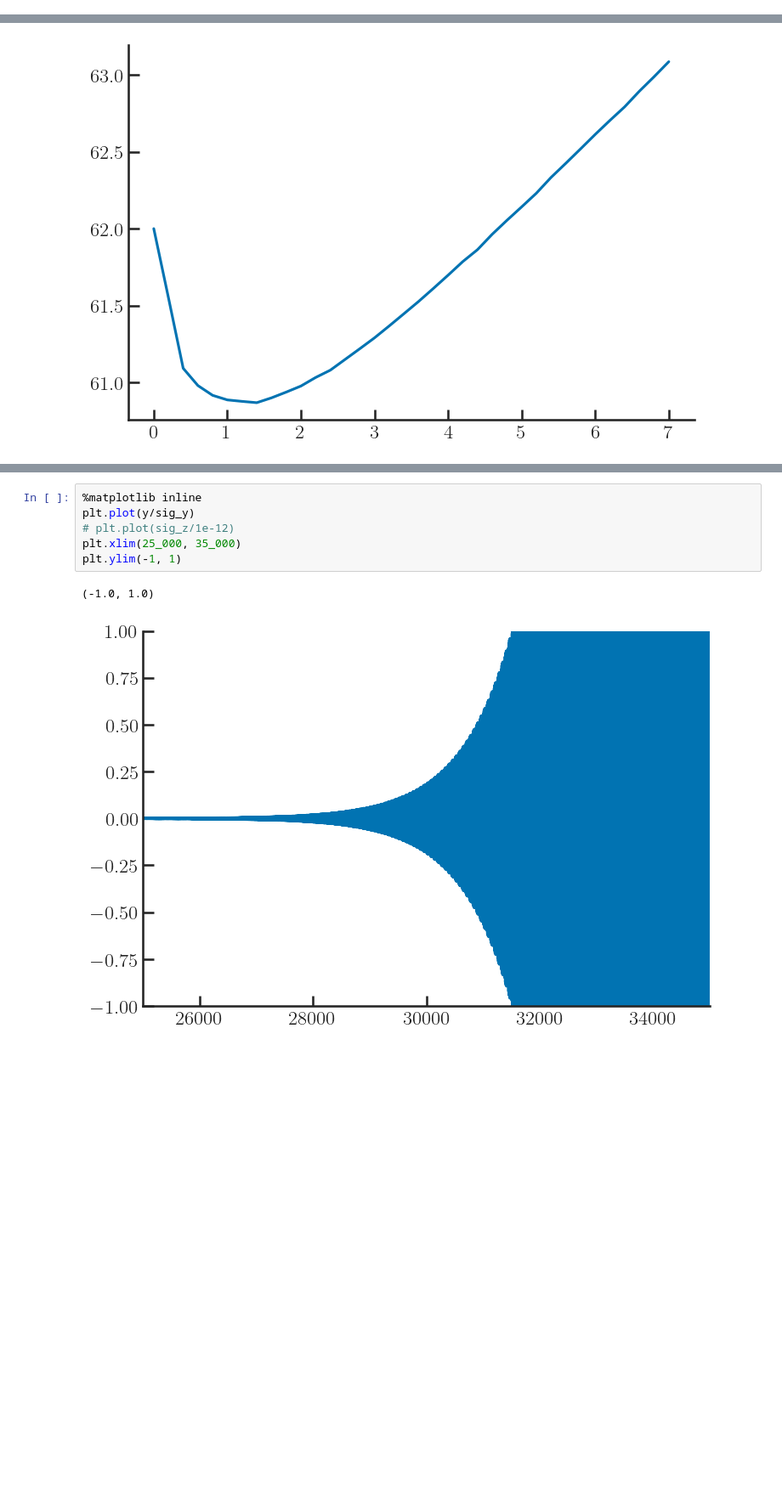
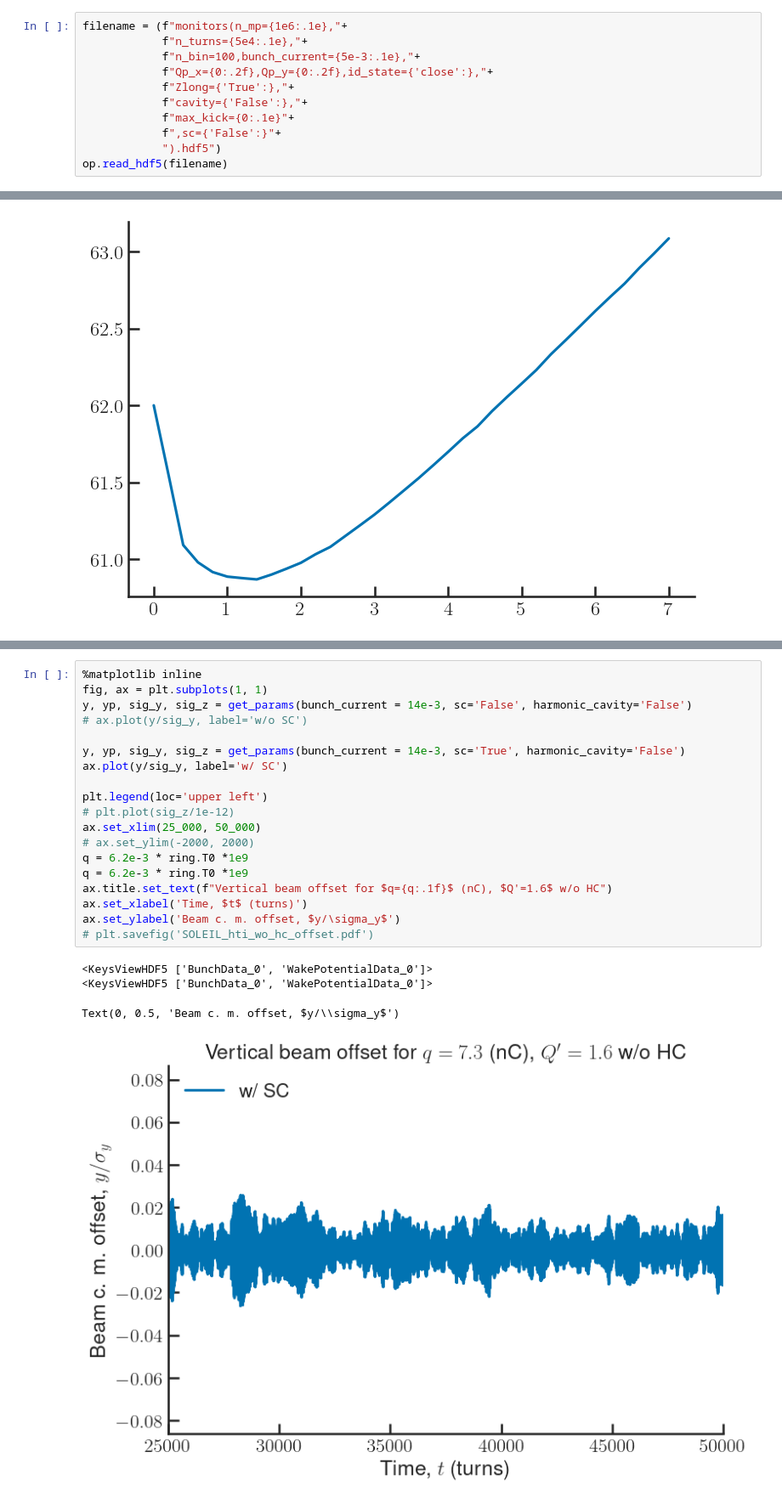
Before and after one commit to gubaidulinvadim/transverse_instabilities, a Jupyter notebook: src/postprocessing/tmci.ipynb, the cells around one changed output, grey strips where cells are left out. Shown at 85% size. Cells and saved outputs as stored; diff of their text form; blank space fills up the shorter version.

```diff
--- a/src/postprocessing/tmci.ipynb
+++ b/src/postprocessing/tmci.ipynb
@@ -22,0 +144,11 @@ Q_S = ring.synchrotron_tune(1.8e6)
+# %%
+filename = (f"monitors(n_mp={1e6:.1e},"+
+            f"n_turns={5e4:.1e},"+
+            f"n_bin=100,bunch_current={5e-3:.1e},"+
+            f"Qp_x={0:.2f},Qp_y={0:.2f},id_state={'close':},"+
+            f"Zlong={'True':},"+
+            f"cavity={'False':},"+
+            f"max_kick={0:.1e}"+
+            f",sc={'False':}"+
+            ").hdf5")
+op.read_hdf5(filename)
@@ -244,9 +623,24 @@ Synchrotron period in turns 76.9
 # %%
 %matplotlib inline
-plt.plot(y/sig_y)
+fig, ax = plt.subplots(1, 1)
+y, yp, sig_y, sig_z = get_params(bunch_current = 14e-3, sc='False', harmonic_cavity='False')
+# ax.plot(y/sig_y, label='w/o SC')
+
+y, yp, sig_y, sig_z = get_params(bunch_current = 14e-3, sc='True', harmonic_cavity='False')
+ax.plot(y/sig_y, label='w/ SC')
+
+plt.legend(loc='upper left')
 # plt.plot(sig_z/1e-12)
-plt.xlim(25_000, 35_000)
-plt.ylim(-1, 1)
+ax.set_xlim(25_000, 50_000)
+# ax.set_ylim(-2000, 2000)
+q = 6.2e-3 * ring.T0 *1e9
+q = 6.2e-3 * ring.T0 *1e9
+ax.title.set_text(f"Vertical beam offset for $q={q:.1f}$ (nC), $Q'=1.6$ w/o HC")
+ax.set_xlabel('Time, $t$ (turns)')
+ax.set_ylabel('Beam c. m. offset, $y/\sigma_y$')
+# plt.savefig('SOLEIL_hti_wo_hc_offset.pdf')
 # %% [output]
-(-1.0, 1.0)
+<KeysViewHDF5 ['BunchData_0', 'WakePotentialData_0']>
+<KeysViewHDF5 ['BunchData_0', 'WakePotentialData_0']>
+Text(0, 0.5, 'Beam c. m. offset, $y/\\sigma_y$')
-[figure, old version]
+[figure, new version]
```
Also changed, not shown: parts of 31 cells of this notebook, 17 other files.
